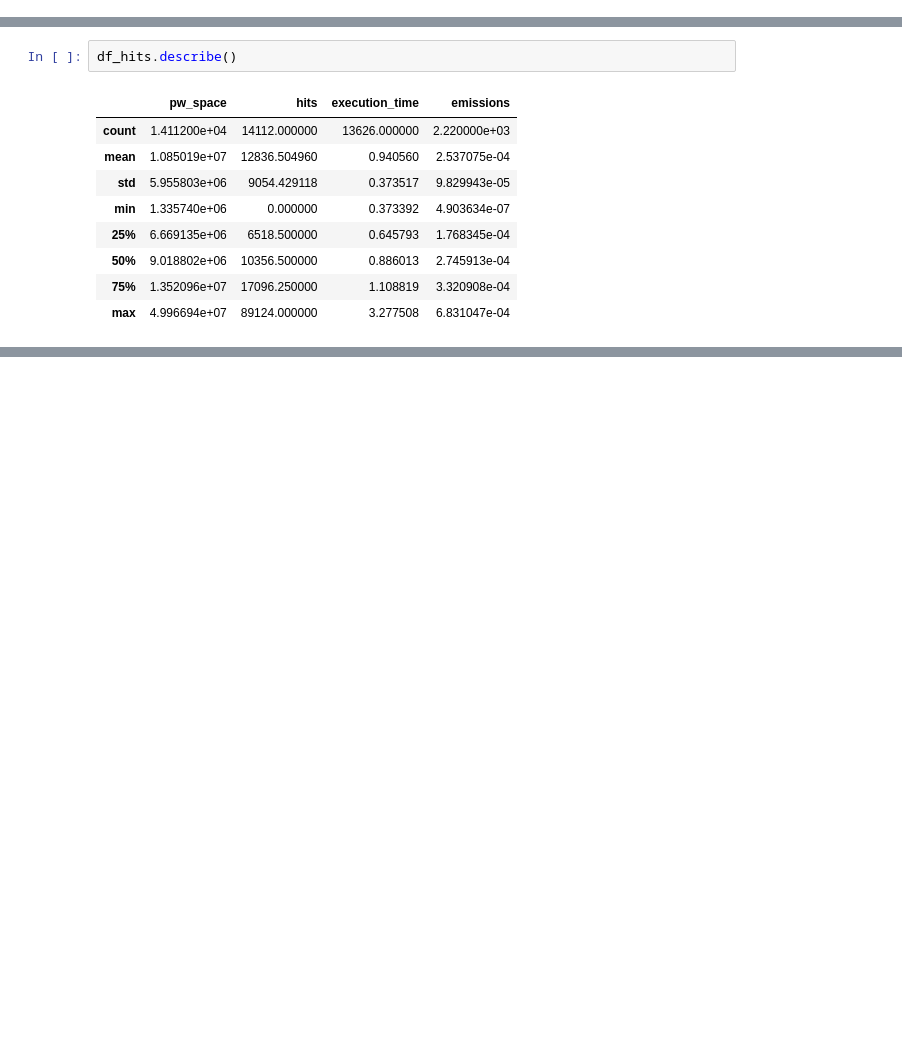
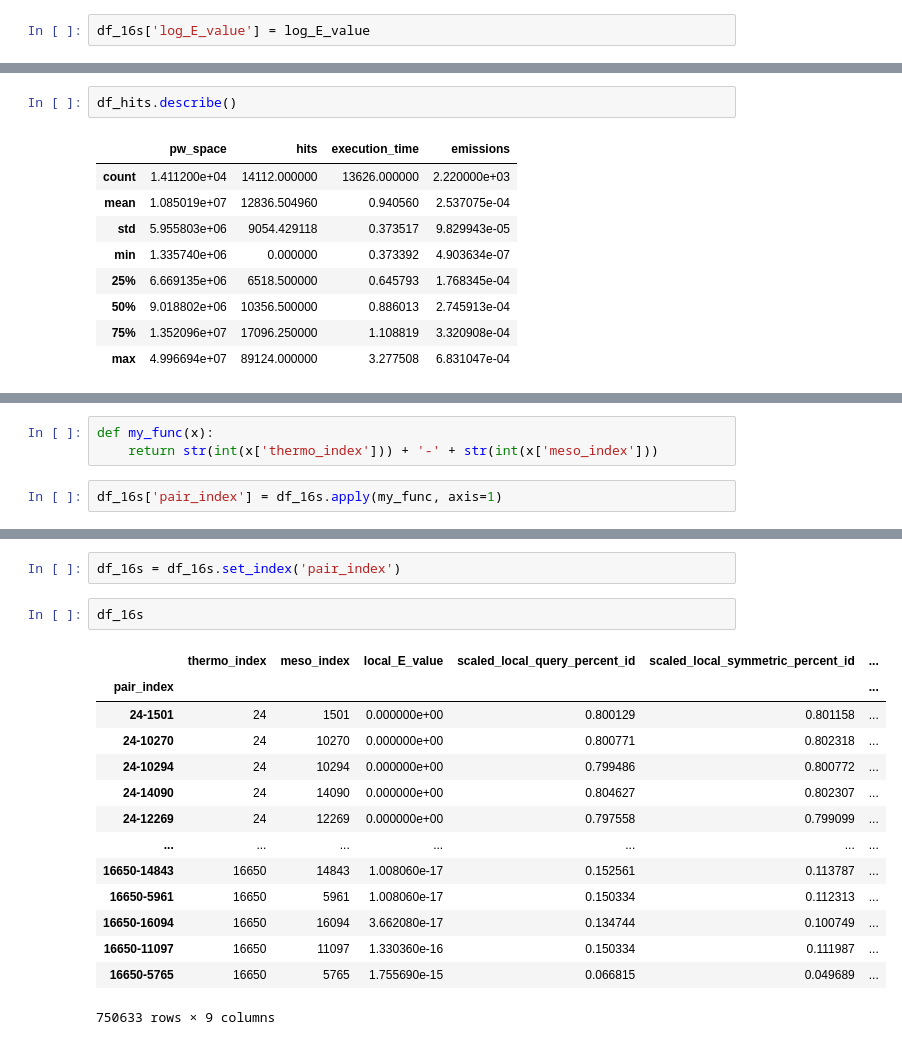
Before and after one commit to BeckResearchLab/learn2thermDB, a Jupyter notebook: notebooks/Plotting_HA.ipynb, the cells around one changed output, grey strips where cells are left out. Drawn from its saved outputs; the diff is of its cells as text; blank space fills up the shorter version.

```diff
--- a/notebooks/Plotting_HA.ipynb
+++ b/notebooks/Plotting_HA.ipynb
@@ -213,0 +262,2 @@ sns.heatmap(cormat, linewidth=0.75, fmt=".1f", cmap='coolwarm')
+# %%
+df_16s['log_E_value'] = log_E_value
@@ -280,0 +361,5 @@ KeyError: '[88, 1844, 49, 11324, 15683, 16579, 37, 3640, 7134, 3606, 7470, 6048,
+# %%
+def my_func(x):
+    return str(int(x['thermo_index'])) + '-' + str(int(x['meso_index']))
+# %%
+df_16s['pair_index'] = df_16s.apply(my_func, axis=1)
@@ -280,0 +382,19 @@ KeyError: '[88, 1844, 49, 11324, 15683, 16579, 37, 3640, 7134, 3606, 7470, 6048,
+# %%
+df_16s = df_16s.set_index('pair_index')
+# %%
+df_16s
+# %% [output]
+|  | thermo_index | meso_index | local_E_value | scaled_local_query_percent_id | scaled_local_symmetric_percent_id | ... |
+| pair_index |  |  |  |  |  | ... |
+| 24-1501 | 24 | 1501 | 0.000000e+00 | 0.800129 | 0.801158 | ... |
+| 24-10270 | 24 | 10270 | 0.000000e+00 | 0.800771 | 0.802318 | ... |
+| 24-10294 | 24 | 10294 | 0.000000e+00 | 0.799486 | 0.800772 | ... |
+| 24-14090 | 24 | 14090 | 0.000000e+00 | 0.804627 | 0.802307 | ... |
+| 24-12269 | 24 | 12269 | 0.000000e+00 | 0.797558 | 0.799099 | ... |
+| ... | ... | ... | ... | ... | ... | ... |
+| 16650-14843 | 16650 | 14843 | 1.008060e-17 | 0.152561 | 0.113787 | ... |
+| 16650-5961 | 16650 | 5961 | 1.008060e-17 | 0.150334 | 0.112313 | ... |
+| 16650-16094 | 16650 | 16094 | 3.662080e-17 | 0.134744 | 0.100749 | ... |
+| 16650-11097 | 16650 | 11097 | 1.330360e-16 | 0.150334 | 0.111987 | ... |
+| 16650-5765 | 16650 | 5765 | 1.755690e-15 | 0.066815 | 0.049689 | ... |
+750633 rows × 9 columns
```
Also changed, not shown: parts of 43 cells of this notebook, 1 other file.
